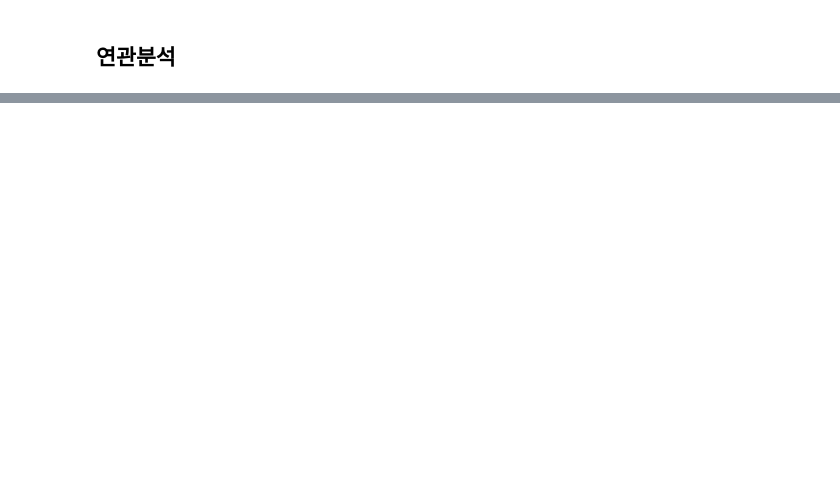
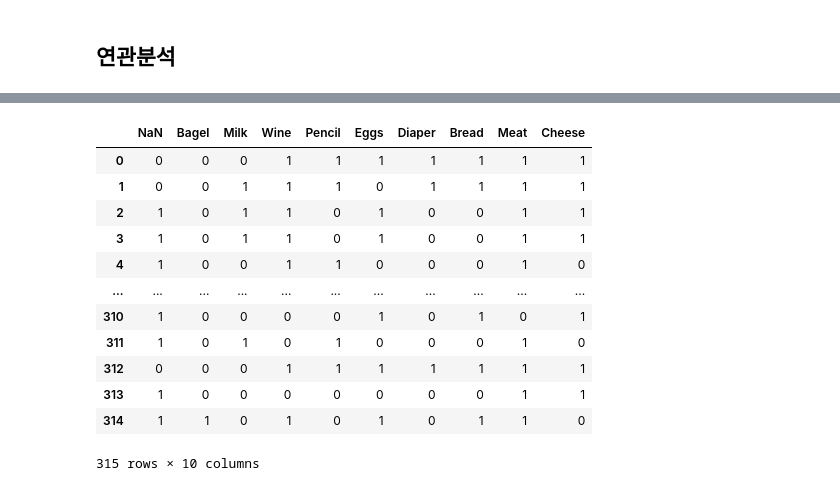
Before and after one commit to JaehwanKim00/-, a Jupyter notebook: Part03/ch04.ipynb, the cells around one changed output, grey strips where cells are left out. Cells and saved outputs as stored; diff of their text form; code cells hidden in the pictures; blank space fills up the shorter version.

```diff
--- a/Part03/ch04.ipynb
+++ b/Part03/ch04.ipynb
@@ -122,2 +120,2 @@ ModuleNotFoundError: No module named 'mlxtend'
 # %%
-df = pd.read_csv('https://raw.githubusercontent.com/YoungjinBD/dataset/main/iris.csv')
+df = pd.read_csv('https://raw.githubusercontent.com/YoungjinBD/dataset/main/retail_dataset.csv',sep=',')
@@ -123,0 +155,37 @@ df = pd.read_csv('https://raw.githubusercontent.com/YoungjinBD/dataset/main/iris
+# %%
+# 전처리
+items = set()
+for col in df:
+    items.update(df[col].unique())
+
+
+itemset = set(items)
+encoding = []
+for index,row in df.iterrows():
+    rowset = set(row)
+    labels = {}
+    dismatching = list(itemset-rowset)
+    matching = list(itemset.intersection(rowset))
+    for i in dismatching:
+        labels[i] = 0
+    for j in matching:
+        labels[j] = 1
+    encoding.append(labels)
+encoding[0]
+result = pd.DataFrame(encoding)
+
+result
+# %% [output]
+|  | NaN | Bagel | Milk | Wine | Pencil | Eggs | Diaper | Bread | Meat | Cheese |
+| 0 | 0 | 0 | 0 | 1 | 1 | 1 | 1 | 1 | 1 | 1 |
+| 1 | 0 | 0 | 1 | 1 | 1 | 0 | 1 | 1 | 1 | 1 |
+| 2 | 1 | 0 | 1 | 1 | 0 | 1 | 0 | 0 | 1 | 1 |
+| 3 | 1 | 0 | 1 | 1 | 0 | 1 | 0 | 0 | 1 | 1 |
+| 4 | 1 | 0 | 0 | 1 | 1 | 0 | 0 | 0 | 1 | 0 |
+| ... | ... | ... | ... | ... | ... | ... | ... | ... | ... | ... |
+| 310 | 1 | 0 | 0 | 0 | 0 | 1 | 0 | 1 | 0 | 1 |
+| 311 | 1 | 0 | 1 | 0 | 1 | 0 | 0 | 0 | 1 | 0 |
+| 312 | 0 | 0 | 0 | 1 | 1 | 1 | 1 | 1 | 1 | 1 |
+| 313 | 1 | 0 | 0 | 0 | 0 | 0 | 0 | 0 | 1 | 1 |
+| 314 | 1 | 1 | 0 | 1 | 0 | 1 | 0 | 1 | 1 | 0 |
+315 rows × 10 columns
```
Also changed, not shown: parts of 8 cells of this notebook.
